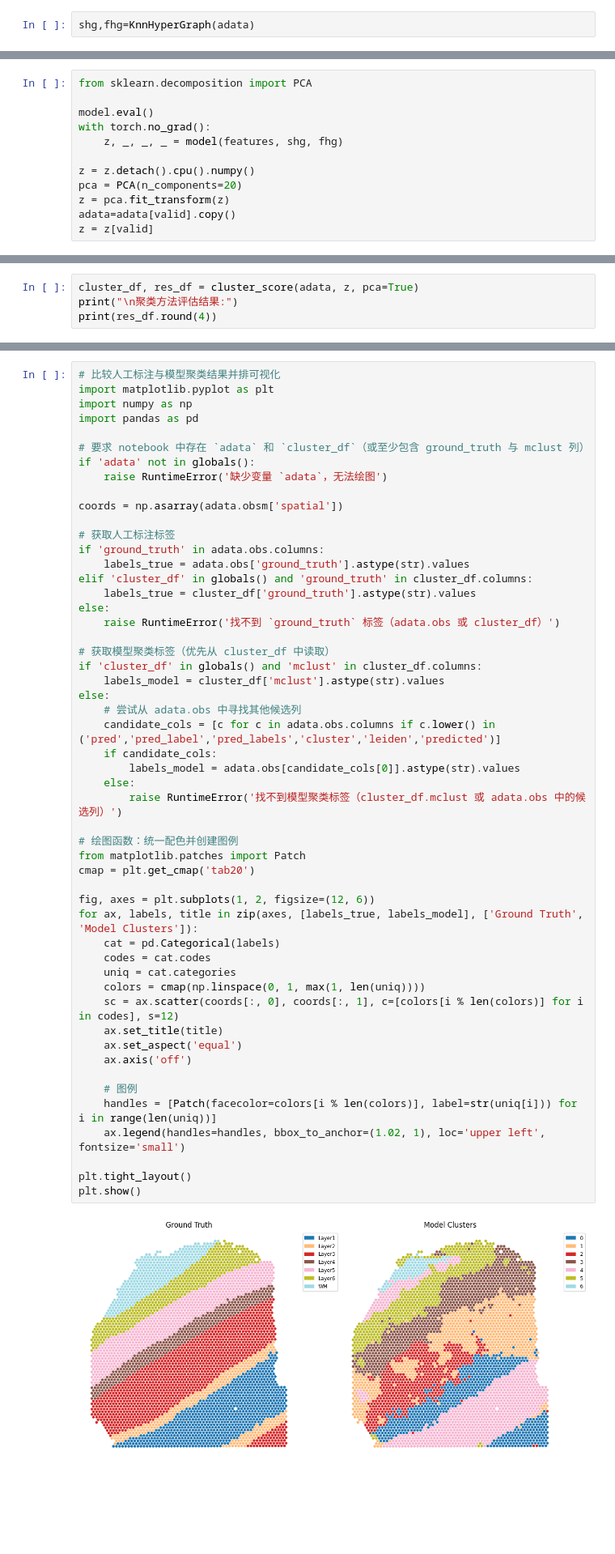
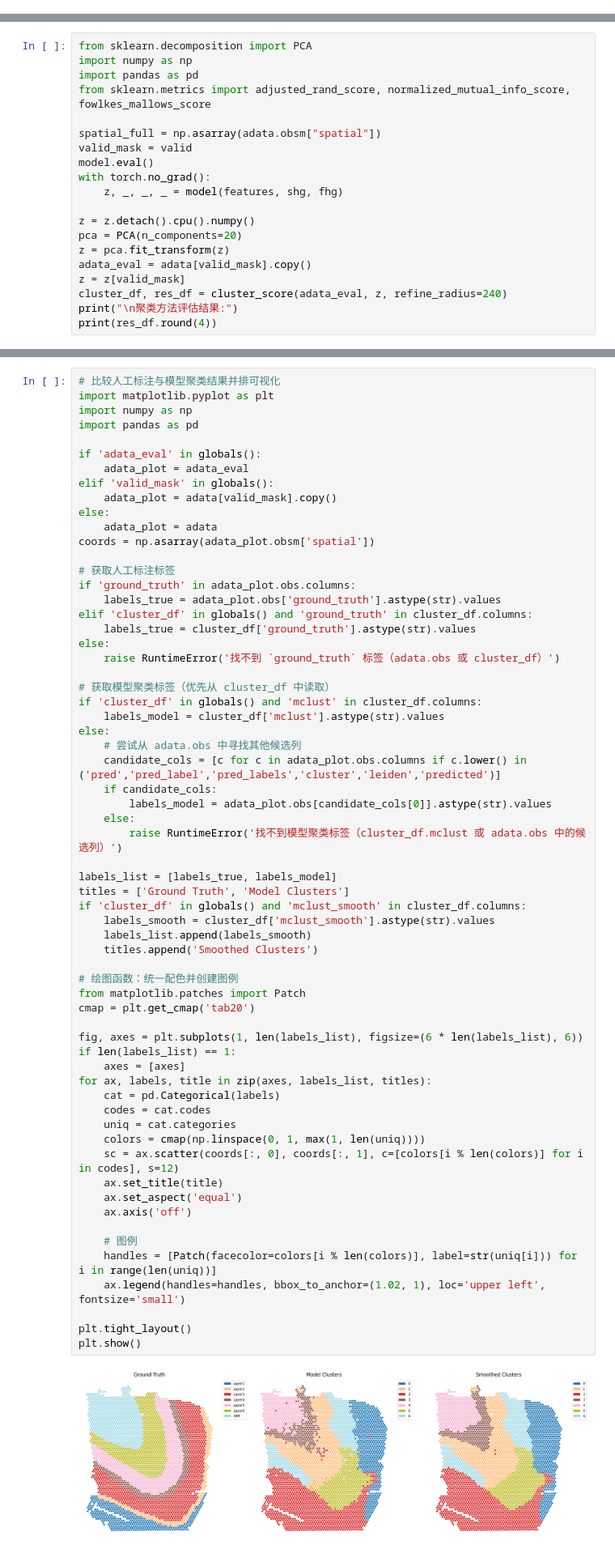
Before and after one commit to LiSeafood/HGM, a Jupyter notebook: dhgtest.ipynb, the cells around one changed output, grey strips where cells are left out. Shown at 81% size. Cells and saved outputs as stored; diff of their text form; blank space fills up the shorter version.

```diff
--- a/dhgtest.ipynb
+++ b/dhgtest.ipynb
@@ -11,5 +9,3 @@ adata.shape
-# %%
-shg,fhg=KnnHyperGraph(adata)
 # %%
 import torch
 import torch.nn.functional as F
@@ -90,6 +85,11 @@ total loss: 1.1244 |rec_loss: 0.4588 |con_loss: 6.6559
 # %%
 from sklearn.decomposition import PCA
+import numpy as np
+import pandas as pd
+from sklearn.metrics import adjusted_rand_score, normalized_mutual_info_score, fowlkes_mallows_score
 
+spatial_full = np.asarray(adata.obsm["spatial"])
+valid_mask = valid
 model.eval()
 with torch.no_grad():
     z, _, _, _ = model(features, shg, fhg)
@@ -97,5 +97,8 @@ with torch.no_grad():
 z = z.detach().cpu().numpy()
 pca = PCA(n_components=20)
 z = pca.fit_transform(z)
-adata=adata[valid].copy()
-z = z[valid]
+adata_eval = adata[valid_mask].copy()
+z = z[valid_mask]
+cluster_df, res_df = cluster_score(adata_eval, z, refine_radius=240)
+print("\n聚类方法评估结果:")
+print(res_df.round(4))
@@ -102,4 +118,0 @@ z = z[valid]
-# %%
-cluster_df, res_df = cluster_score(adata, z, pca=True)
-print("\n聚类方法评估结果:")
-print(res_df.round(4))
@@ -116,15 +122,17 @@ import matplotlib.pyplot as plt
 import numpy as np
 import pandas as pd
 
-# 要求 notebook 中存在 `adata` 和 `cluster_df`（或至少包含 ground_truth 与 mclust 列）
-if 'adata' not in globals():
-    raise RuntimeError('缺少变量 `adata`，无法绘图')
-
-coords = np.asarray(adata.obsm['spatial'])
+if 'adata_eval' in globals():
+    adata_plot = adata_eval
+elif 'valid_mask' in globals():
+    adata_plot = adata[valid_mask].copy()
+else:
+    adata_plot = adata
+coords = np.asarray(adata_plot.obsm['spatial'])
 
 # 获取人工标注标签
-if 'ground_truth' in adata.obs.columns:
-    labels_true = adata.obs['ground_truth'].astype(str).values
+if 'ground_truth' in adata_plot.obs.columns:
+    labels_true = adata_plot.obs['ground_truth'].astype(str).values
 elif 'cluster_df' in globals() and 'ground_truth' in cluster_df.columns:
     labels_true = cluster_df['ground_truth'].astype(str).values
 else:
@@ -132,35 +140,44 @@ else:
 
 # 获取模型聚类标签（优先从 cluster_df 中读取）
 if 'cluster_df' in globals() and 'mclust' in cluster_df.columns:
     labels_model = cluster_df['mclust'].astype(str).values
 else:
     # 尝试从 adata.obs 中寻找其他候选列
-    candidate_cols = [c for c in adata.obs.columns if c.lower() in ('pred','pred_label','pred_labels','cluster','leiden','predicted')]
+    candidate_cols = [c for c in adata_plot.obs.columns if c.lower() in ('pred','pred_label','pred_labels','cluster','leiden','predicted')]
     if candidate_cols:
-        labels_model = adata.obs[candidate_cols[0]].astype(str).values
+        labels_model = adata_plot.obs[candidate_cols[0]].astype(str).values
     else:
         raise RuntimeError('找不到模型聚类标签（cluster_df.mclust 或 adata.obs 中的候选列）')
+
+labels_list = [labels_true, labels_model]
+titles = ['Ground Truth', 'Model Clusters']
+if 'cluster_df' in globals() and 'mclust_smooth' in cluster_df.columns:
+    labels_smooth = cluster_df['mclust_smooth'].astype(str).values
+    labels_list.append(labels_smooth)
+    titles.append('Smoothed Clusters')
 
 # 绘图函数：统一配色并创建图例
 from matplotlib.patches import Patch
 cmap = plt.get_cmap('tab20')
 
-fig, axes = plt.subplots(1, 2, figsize=(12, 6))
-for ax, labels, title in zip(axes, [labels_true, labels_model], ['Ground Truth', 'Model Clusters']):
+fig, axes = plt.subplots(1, len(labels_list), figsize=(6 * len(labels_list), 6))
+if len(labels_list) == 1:
+    axes = [axes]
+for ax, labels, title in zip(axes, labels_list, titles):
     cat = pd.Categorical(labels)
     codes = cat.codes
     uniq = cat.categories
     colors = cmap(np.linspace(0, 1, max(1, len(uniq))))
     sc = ax.scatter(coords[:, 0], coords[:, 1], c=[colors[i % len(colors)] for i in codes], s=12)
     ax.set_title(title)
     ax.set_aspect('equal')
     ax.axis('off')
 
     # 图例
     handles = [Patch(facecolor=colors[i % len(colors)], label=str(uniq[i])) for i in range(len(uniq))]
     ax.legend(handles=handles, bbox_to_anchor=(1.02, 1), loc='upper left', fontsize='small')
 
 plt.tight_layout()
 plt.show()
 # %% [output]
-[figure, old version]
+[figure, new version]
```
Also changed, not shown: parts of 4 cells of this notebook, 4 other files.
